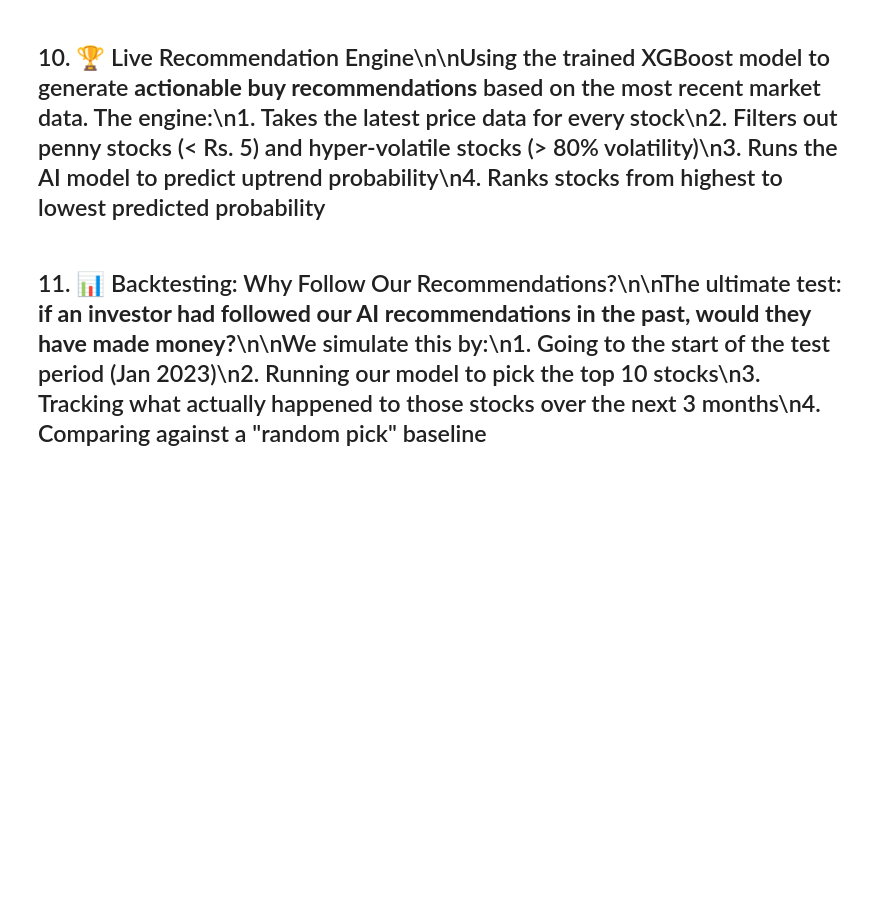
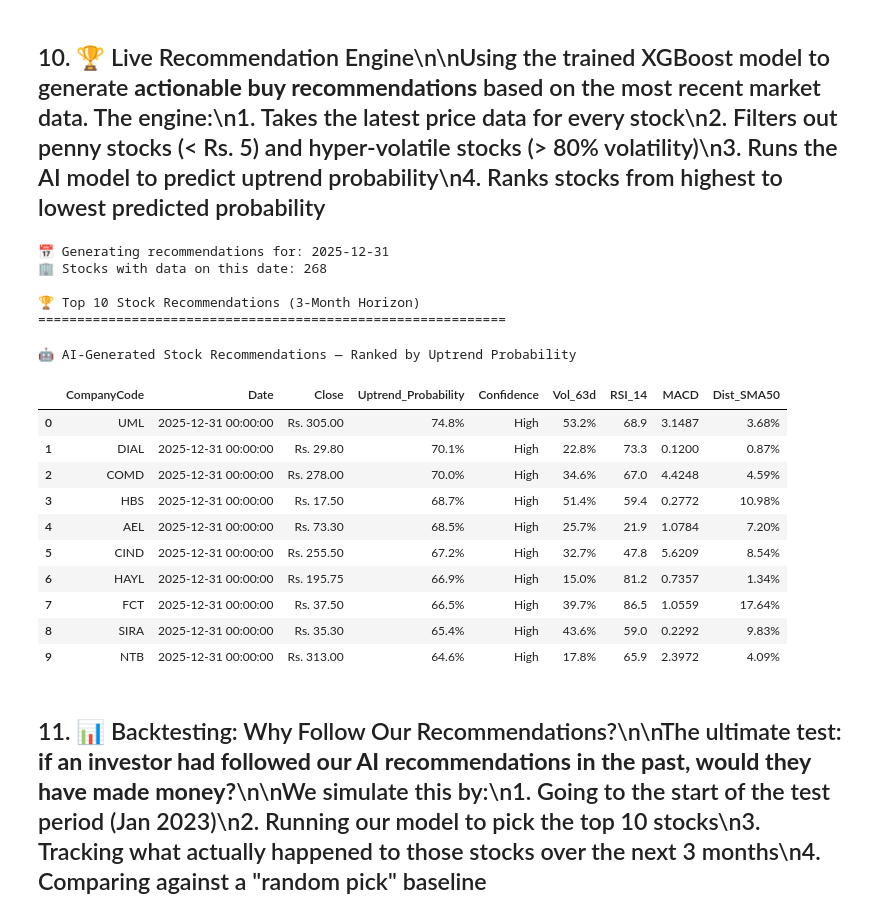
Before and after one commit to iamdushanl/Stock_Pulse, a Jupyter notebook: 03_Recommendation_System.ipynb, the cells around one changed output. Drawn from its saved outputs; the diff is of its cells as text; code cells hidden in the pictures; blank space fills up the shorter version.

```diff
--- a/03_Recommendation_System.ipynb
+++ b/03_Recommendation_System.ipynb
@@ -328,34 +389,52 @@ top_recs = generate_recommendations(
     min_price=5.0,
     max_volatility=0.80,
     top_n=10
 )
 
 print(f"\n🏆 Top 10 Stock Recommendations (3-Month Horizon)")
 print("=" * 60)
 
 # Style the output
 def color_probability(val):
     """Color-code the probability values."""
     if val >= 0.7:
         return 'background-color: #d4edda; color: #155724; font-weight: bold'
     elif val >= 0.5:
         return 'background-color: #fff3cd; color: #856404; font-weight: bold'
     else:
         return 'background-color: #f8d7da; color: #721c24'
 
 styled = top_recs.style\
     .format({
         'Close': 'Rs. {:.2f}',
         'Uptrend_Probability': '{:.1%}',
         'Vol_63d': '{:.1%}',
         'RSI_14': '{:.1f}',
         'MACD': '{:.4f}',
         'Dist_SMA50': '{:.2%}',
     })\
-    .applymap(color_probability, subset=['Uptrend_Probability'])\
+    .map(color_probability, subset=['Uptrend_Probability'])\
     .set_caption('🤖 AI-Generated Stock Recommendations — Ranked by Uptrend Probability')
 
 display(styled)
+# %% [output]
+📅 Generating recommendations for: 2025-12-31
+🏢 Stocks with data on this date: 268
+
+🏆 Top 10 Stock Recommendations (3-Month Horizon)
+============================================================
+🤖 AI-Generated Stock Recommendations — Ranked by Uptrend Probability
+|  | CompanyCode | Date | Close | Uptrend_Probability | Confidence | Vol_63d | RSI_14 | MACD | Dist_SMA50 |
+| 0 | UML | 2025-12-31 00:00:00 | Rs. 305.00 | 74.8% | High | 53.2% | 68.9 | 3.1487 | 3.68% |
+| 1 | DIAL | 2025-12-31 00:00:00 | Rs. 29.80 | 70.1% | High | 22.8% | 73.3 | 0.1200 | 0.87% |
+| 2 | COMD | 2025-12-31 00:00:00 | Rs. 278.00 | 70.0% | High | 34.6% | 67.0 | 4.4248 | 4.59% |
+| 3 | HBS | 2025-12-31 00:00:00 | Rs. 17.50 | 68.7% | High | 51.4% | 59.4 | 0.2772 | 10.98% |
+| 4 | AEL | 2025-12-31 00:00:00 | Rs. 73.30 | 68.5% | High | 25.7% | 21.9 | 1.0784 | 7.20% |
+| 5 | CIND | 2025-12-31 00:00:00 | Rs. 255.50 | 67.2% | High | 32.7% | 47.8 | 5.6209 | 8.54% |
+| 6 | HAYL | 2025-12-31 00:00:00 | Rs. 195.75 | 66.9% | High | 15.0% | 81.2 | 0.7357 | 1.34% |
+| 7 | FCT | 2025-12-31 00:00:00 | Rs. 37.50 | 66.5% | High | 39.7% | 86.5 | 1.0559 | 17.64% |
+| 8 | SIRA | 2025-12-31 00:00:00 | Rs. 35.30 | 65.4% | High | 43.6% | 59.0 | 0.2292 | 9.83% |
+| 9 | NTB | 2025-12-31 00:00:00 | Rs. 313.00 | 64.6% | High | 17.8% | 65.9 | 2.3972 | 4.09% |
 # %% [markdown]
 ## 11. 📊 Backtesting: Why Follow Our Recommendations?\n\nThe ultimate test: **if an investor had followed our AI recommendations in the past, would they have made money?**\n\nWe simulate this by:\n1. Going to the start of the test period (Jan 2023)\n2. Running our model to pick the top 10 stocks\n3. Tracking what actually happened to those stocks over the next 3 months\n4. Comparing against a "random pick" baseline
 # %%
```
Also changed, not shown: parts of 12 cells of this notebook, 8 other files.
